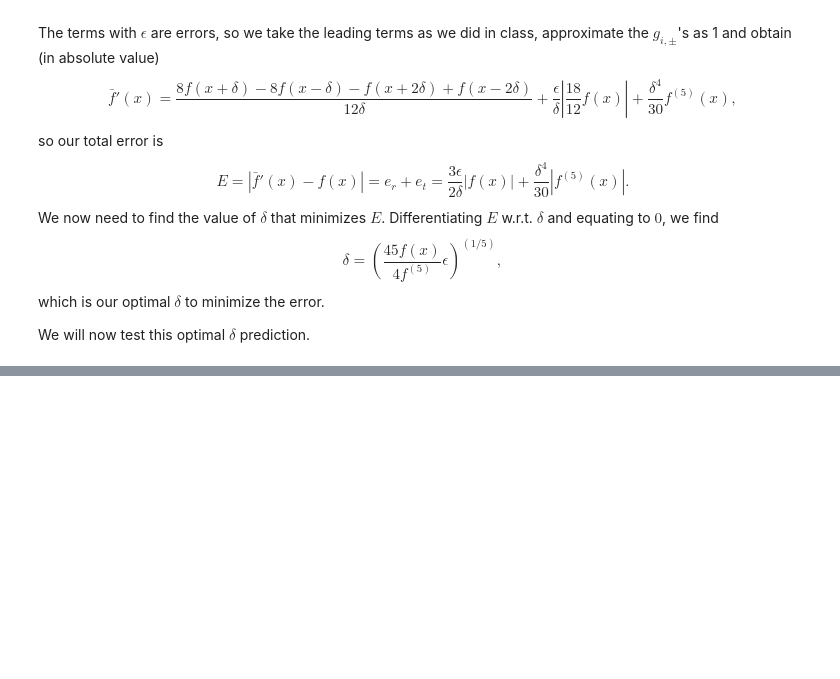
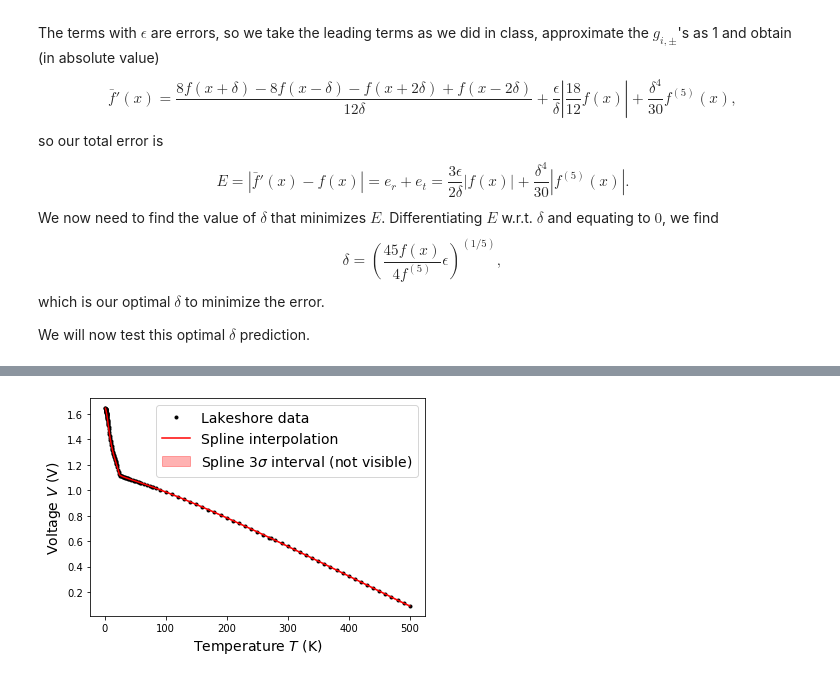
Before and after one commit to tomvandal/phys512, a Jupyter notebook: assignments/ps1/ps1.ipynb, the cells around one changed output, grey strips where cells are left out. Cells and saved outputs as stored; diff of their text form; code cells hidden in the pictures; blank space fills up the shorter version.

```diff
--- a/assignments/ps1/ps1.ipynb
+++ b/assignments/ps1/ps1.ipynb
@@ -189,0 +214,92 @@ By performing the same tests at $x=0,100$, and $a=1, 0.01$, we see that the pred
+# %%
+# where plot will be saved
+plotfile = None  # "q2.png"
+
+
+# the routine asked for in the problem set
+def interp(spln, xnew, xknown=None, deriv_true=None):
+    """Interpolate using a spline (with error estimate)
+
+    Interpolation is performed with scipy.interpolate.splev.
+
+    The (rough) estimate of the error is obtained by comparing linear
+    extrapolations of the derivatives, since the only extra info we have about
+    the tabulated values is the derivative, and the spline takes the exact
+    value at knots.
+
+    Args:
+        spln (tuple): tuple with knots, coefficients, and order
+                      (as returned by scipy.interpolate.splrep)
+        xnew (array): x-values where we want to interpolate the function
+                      represented by spln
+        xknown (array): x values used to calculate spln (default: None)
+        deriv_true (array): true derivative at known
+    Returns:
+        ynew (array): y-values of the interpolation
+        err (array): estimated error at each y value
+                       (returned only if known and deriv_true are given)
+    """
+    # evaluate the spline (ynew)
+    ynew = interpolate.splev(xnew, spln)
+
+    # evaluate error at each point if needed
+    if xknown is not None and deriv_true is not None:
+        # get first derivative of the spline at known x
+        yp = interpolate.splev(xknown, spln, der=1)
+
+        # get x, deriv, and yp at closest xknwon for each xnew
+        iprox = []
+        for k in range(len(xnew)):
+            iprox.append(np.abs(xnew[k] - xknown).argmin())
+        x_prox = xknown[iprox]     # known x
+        deriv_prox = deriv_true[iprox]  # given true deriv
+        yp_prox = yp[iprox]        # spline derivative
+
+        # get rough estimate of the error. At given point x with closest known
+        # point x0, f0:
+        # f' \approx \delta f /\delta x
+        # => abs(f_s' - f_t') =  abs((f_s - f0 - f_t + f_0)/(x-x0))
+        # => abs(f_s - f_t) = abs((f_s' - f_t')/(x-x0))
+        err = np.abs((yp_prox-deriv_prox)*(xnew-x_prox))
+
+        return ynew, err
+
+    return ynew
+
+
+# load diode data (K, V, mV/K)
+temp, volt, dvdt = np.loadtxt(
+                "/home/thomas/OneDrive/phys512/problem_sets/lakeshore.txt").T
+dvdt *= 1e-3  # adjust derivative
+
+# use scipy to setup spline that we will use later
+spln = interpolate.splrep(temp, volt)  # default is cubic (k=3, see docs)
+
+
+# test an interpolation
+xinter = np.linspace(temp.min(),
+                     temp.max(),
+                     num=10000)  # many pts to model dense region near 0
+xinter = np.append(xinter, temp)
+xinter = np.unique(xinter)
+yinter, einter = interp(spln, xinter, xknown=temp, deriv_true=dvdt)
+
+# mean estimated error (I get around 1e-5)
+print("Mean estimated error: {}".format(np.mean(einter)))
+
+# plot of the data along the interpolation
+# Note: the error is not visible unless we zoom in
+plt.plot(temp, volt, 'k.', label='Lakeshore data')
+plt.plot(xinter, yinter, 'r', label='Spline interpolation')
+plt.fill_between(xinter, yinter+3*einter, yinter-3*einter,
+                 color='r', alpha=0.3,
+                 label=r'Spline 3$\sigma$ interval (not visible)')
+plt.xlabel('Temperature $T$ (K)', fontsize=14)
+plt.ylabel('Voltage $V$ (V)', fontsize=14)
+plt.legend(fontsize=14)
+if plotfile is not None:
+    plt.savefig(plotfile)
+    plt.close()
+else:
+    plt.show()
+# %% [output]
@@ -189,0 +307 @@ By performing the same tests at $x=0,100$, and $a=1, 0.01$, we see that the pred
+[figure, added]
```
Also changed, not shown: parts of 11 cells of this notebook.
